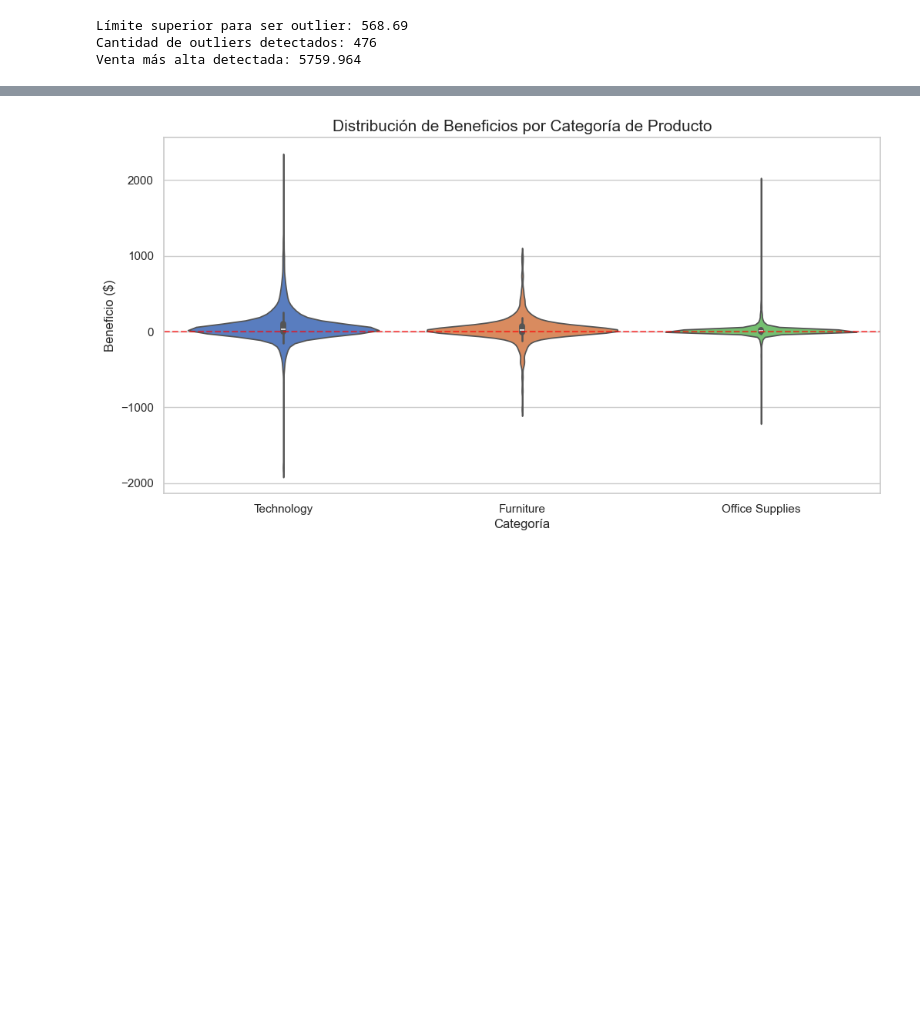
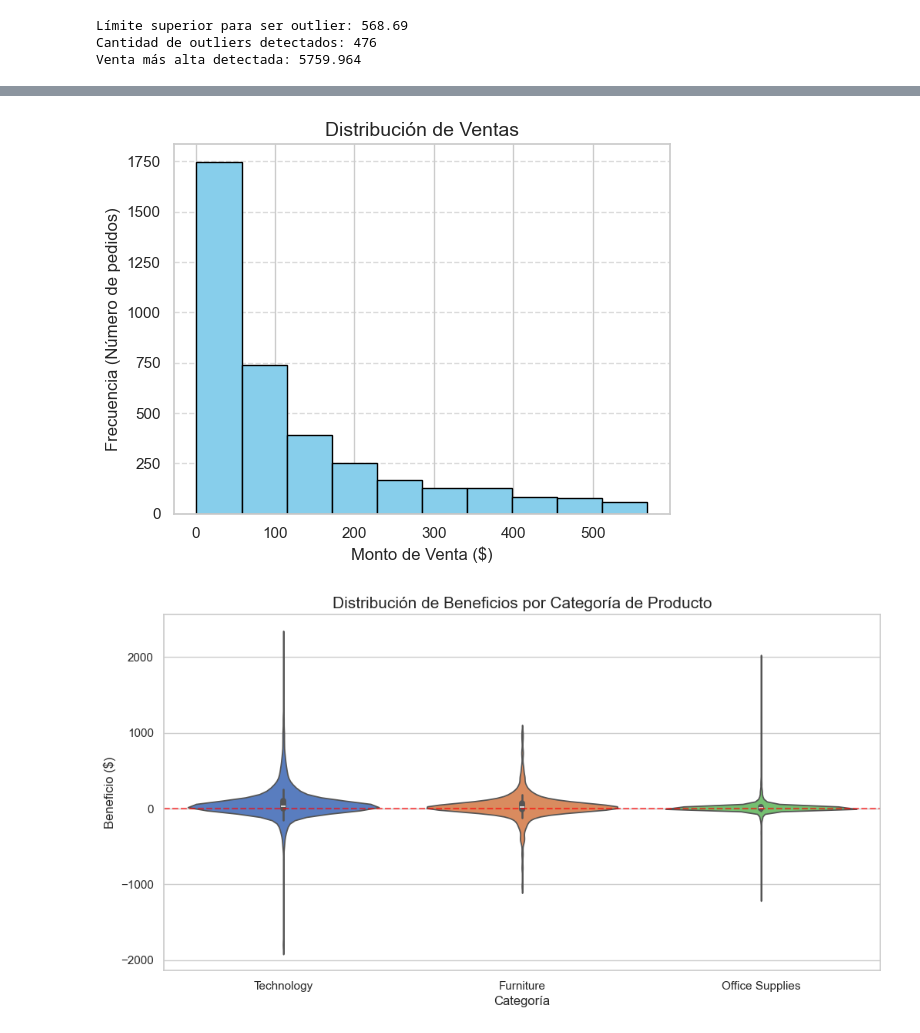
Before and after one commit to carmen-rodrigue1383/UNIR_Python_Trabajo4, a Jupyter notebook: matplotlib_seaborn.ipynb, the cells around one changed output, grey strips where cells are left out. Saved outputs shown, nothing was run; the diff lists cells and outputs as text; code cells hidden in the pictures; blank space fills up the shorter version.

Commit message:
repetir el histograma limitando el eje X para filtrar outliers

```diff
--- a/matplotlib_seaborn.ipynb
+++ b/matplotlib_seaborn.ipynb
@@ -116,3 +116,18 @@ plt.show()
+# %%
+df_filtrado = datos[datos['Sales'] <= limite_superior]
+
+# Dibujar histograma
+plt.hist(df_filtrado['Sales'], bins=10, color='skyblue', edgecolor='black')
+
+# Personalización
+plt.title('Distribución de Ventas', fontsize=14)
+plt.xlabel('Monto de Venta ($)', fontsize=12)
+plt.ylabel('Frecuencia (Número de pedidos)', fontsize=12)
+plt.grid(axis='y', linestyle='--', alpha=0.7)
+
+plt.show()
+# %% [output]
+[figure, added]
 # %%
 import seaborn as sns
 
```
Also changed, not shown: parts of 1 cell of this notebook.
